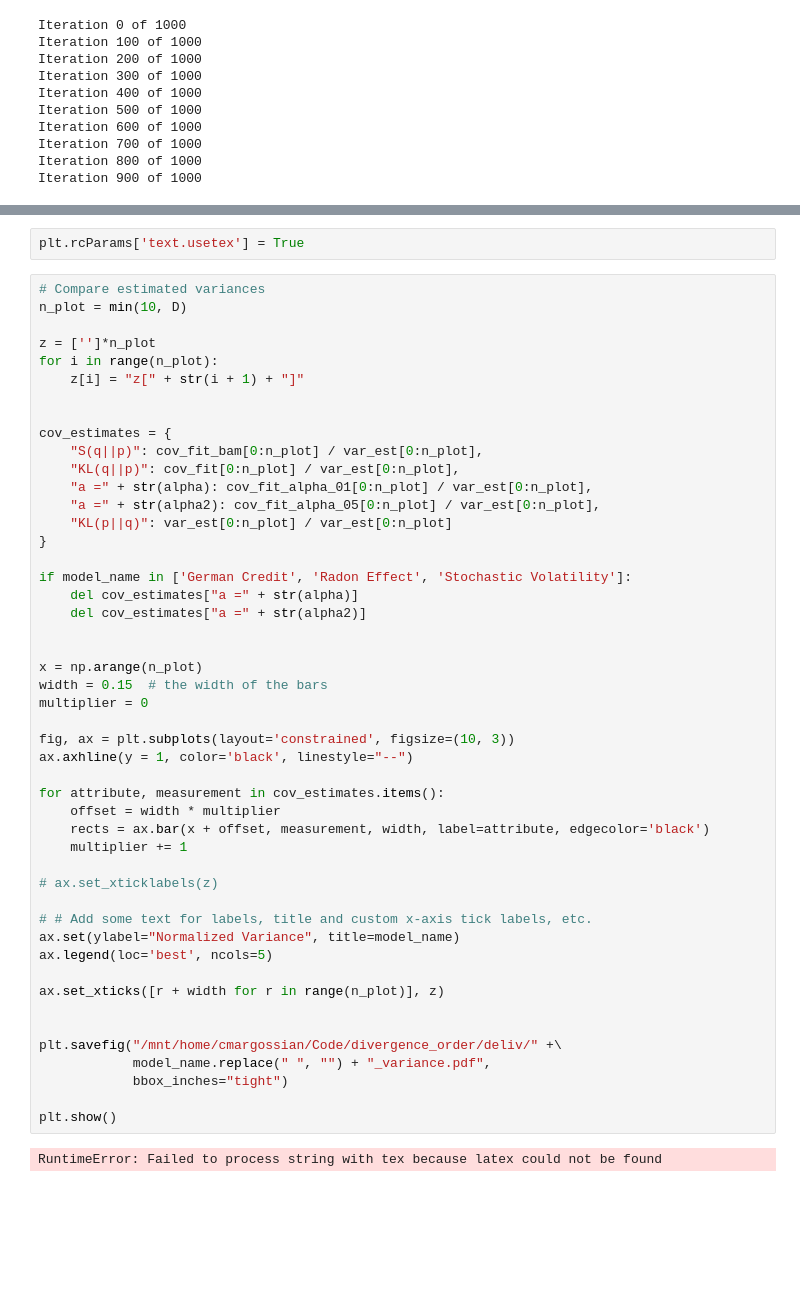
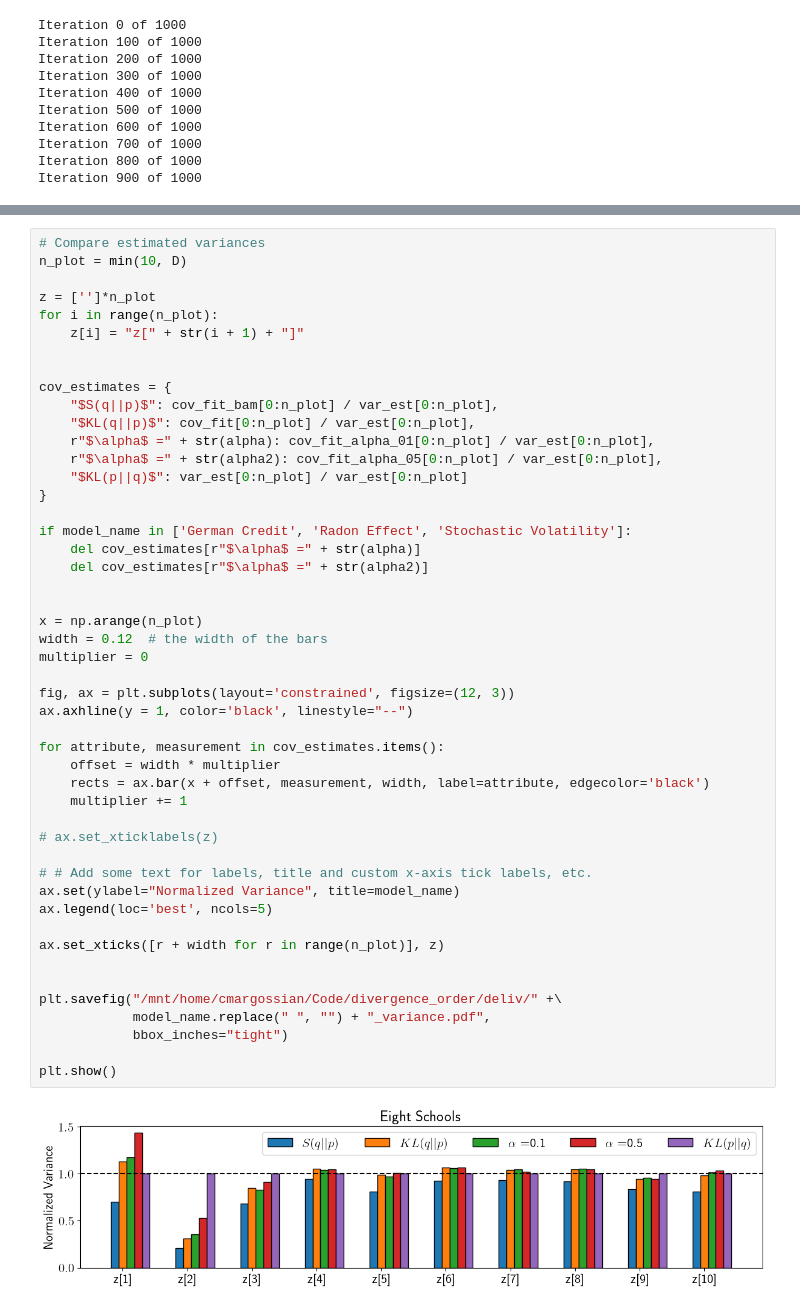
Before and after one commit to charlesm93/VI-ordering, a Jupyter notebook: ordering.ipynb, the cells around one changed output, grey strips where cells are left out. Saved outputs shown, nothing was run; the diff lists cells and outputs as text; blank space fills up the shorter version.

```diff
--- a/ordering.ipynb
+++ b/ordering.ipynb
@@ -564,5 +547,3 @@ plt.show()
-# %%
-plt.rcParams['text.usetex'] = True
 # %%
 # Compare estimated variances
 n_plot = min(10, D)
@@ -573,46 +554,46 @@ for i in range(n_plot):
 
 
 cov_estimates = {
-    "S(q||p)": cov_fit_bam[0:n_plot] / var_est[0:n_plot],
-    "KL(q||p)": cov_fit[0:n_plot] / var_est[0:n_plot],
-    "a =" + str(alpha): cov_fit_alpha_01[0:n_plot] / var_est[0:n_plot],
-    "a =" + str(alpha2): cov_fit_alpha_05[0:n_plot] / var_est[0:n_plot],
-    "KL(p||q)": var_est[0:n_plot] / var_est[0:n_plot]
+    "$S(q||p)$": cov_fit_bam[0:n_plot] / var_est[0:n_plot],
+    "$KL(q||p)$": cov_fit[0:n_plot] / var_est[0:n_plot],
+    r"$\alpha$ =" + str(alpha): cov_fit_alpha_01[0:n_plot] / var_est[0:n_plot],
+    r"$\alpha$ =" + str(alpha2): cov_fit_alpha_05[0:n_plot] / var_est[0:n_plot],
+    "$KL(p||q)$": var_est[0:n_plot] / var_est[0:n_plot]
 }
 
 if model_name in ['German Credit', 'Radon Effect', 'Stochastic Volatility']:
-    del cov_estimates["a =" + str(alpha)]
-    del cov_estimates["a =" + str(alpha2)]
+    del cov_estimates[r"$\alpha$ =" + str(alpha)]
+    del cov_estimates[r"$\alpha$ =" + str(alpha2)]
 
 
 x = np.arange(n_plot)
-width = 0.15  # the width of the bars
+width = 0.12  # the width of the bars
 multiplier = 0
 
-fig, ax = plt.subplots(layout='constrained', figsize=(10, 3))
+fig, ax = plt.subplots(layout='constrained', figsize=(12, 3))
 ax.axhline(y = 1, color='black', linestyle="--")
 
 for attribute, measurement in cov_estimates.items():
     offset = width * multiplier
     rects = ax.bar(x + offset, measurement, width, label=attribute, edgecolor='black')
     multiplier += 1
 
 # ax.set_xticklabels(z)
 
 # # Add some text for labels, title and custom x-axis tick labels, etc.
 ax.set(ylabel="Normalized Variance", title=model_name)
 ax.legend(loc='best', ncols=5)
 
 ax.set_xticks([r + width for r in range(n_plot)], z)
 
 
 plt.savefig("/mnt/home/cmargossian/Code/divergence_order/deliv/" +\
             model_name.replace(" ", "") + "_variance.pdf",
             bbox_inches="tight")
 
 plt.show()
 # %% [output]
-RuntimeError: Failed to process string with tex because latex could not be found
+[figure, added]
 # %%
 # Check if all variances are odered
 ordered = True
```
Also changed, not shown: parts of 11 cells of this notebook, 2 other files.
